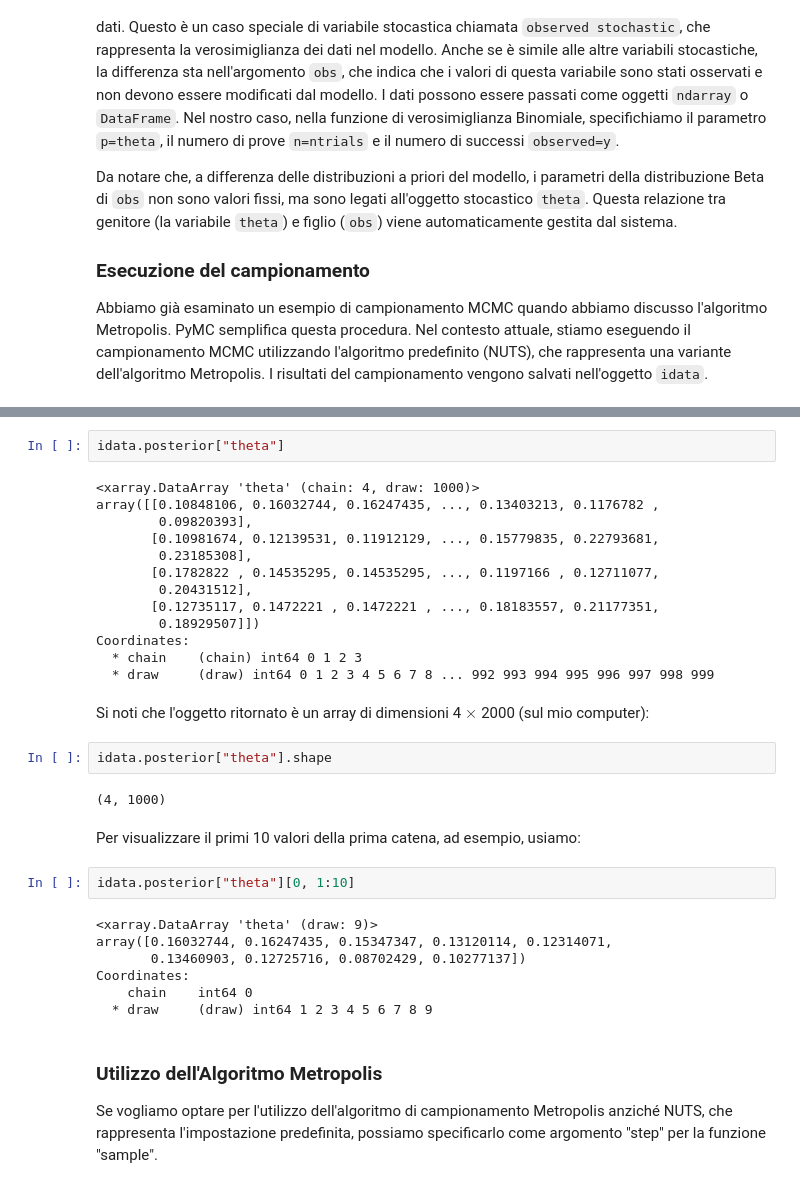
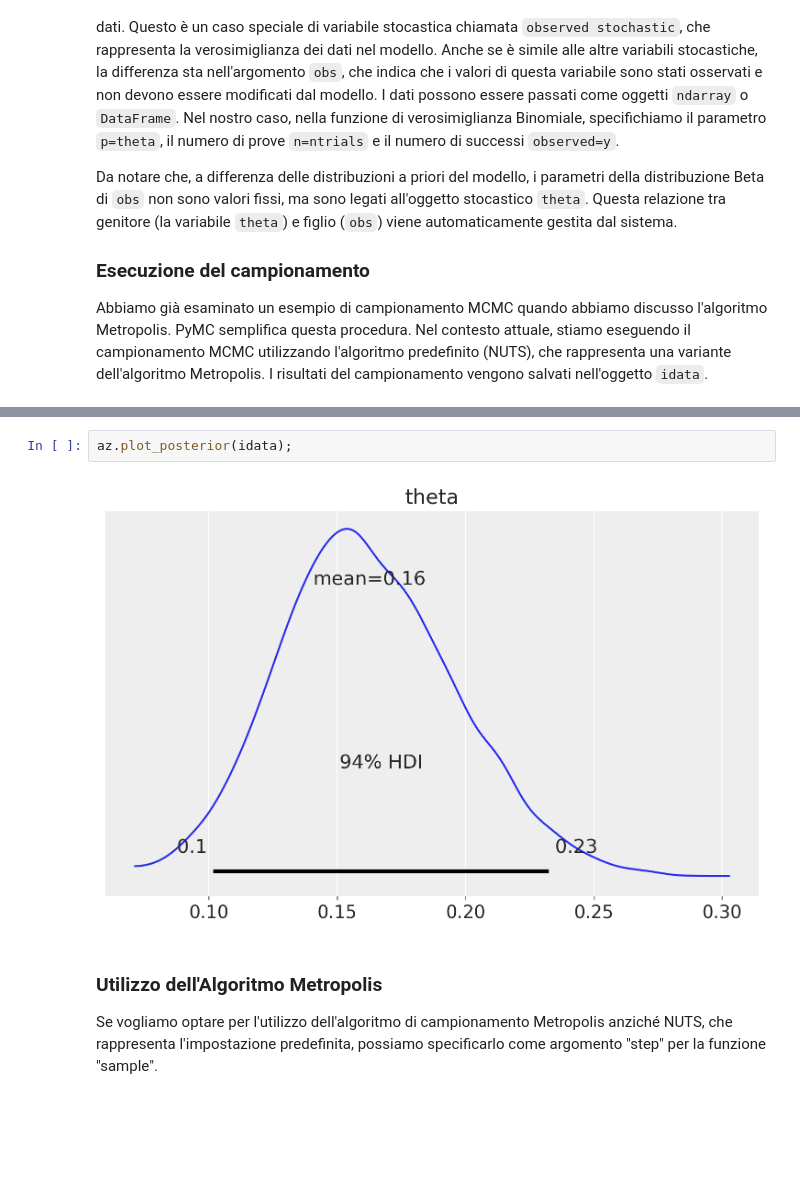
Before and after one commit to ccaudek/ds4psy, a Jupyter notebook: chapter_4/11_beta_binomial_pymc.ipynb, the cells around one changed output, grey strips where cells are left out. Saved outputs shown, nothing was run; the diff lists cells and outputs as text; blank space fills up the shorter version.

```diff
--- a/chapter_4/07_beta_binomial_pymc.ipynb
+++ b/chapter_4/11_beta_binomial_pymc.ipynb
@@ -179,35 +165,7 @@ I vari attributi dell'oggetto `InferenceData` possono essere estratti come si fa
-# %%
-idata.posterior["theta"]
-# %% [output]
-<xarray.DataArray 'theta' (chain: 4, draw: 1000)>
-array([[0.10848106, 0.16032744, 0.16247435, ..., 0.13403213, 0.1176782 ,
-        0.09820393],
-       [0.10981674, 0.12139531, 0.11912129, ..., 0.15779835, 0.22793681,
-        0.23185308],
-       [0.1782822 , 0.14535295, 0.14535295, ..., 0.1197166 , 0.12711077,
-        0.20431512],
-       [0.12735117, 0.1472221 , 0.1472221 , ..., 0.18183557, 0.21177351,
-        0.18929507]])
-Coordinates:
-  * chain    (chain) int64 0 1 2 3
-  * draw     (draw) int64 0 1 2 3 4 5 6 7 8 ... 992 993 994 995 996 997 998 999
-# %% [markdown]
-Si noti che l'oggetto ritornato è un array di dimensioni 4 $\times$ 2000 (sul mio computer):
-# %%
-idata.posterior["theta"].shape
-# %% [output]
-(4, 1000)
-# %% [markdown]
-Per visualizzare il primi 10 valori della prima catena, ad esempio, usiamo:
-# %%
-idata.posterior["theta"][0, 1:10]
-# %% [output]
-<xarray.DataArray 'theta' (draw: 9)>
-array([0.16032744, 0.16247435, 0.15347347, 0.13120114, 0.12314071,
-       0.13460903, 0.12725716, 0.08702429, 0.10277137])
-Coordinates:
-    chain    int64 0
-  * draw     (draw) int64 1 2 3 4 5 6 7 8 9
+# %%
+az.plot_posterior(idata);
+# %% [output]
+[figure, added]
 # %% [markdown]
 ### Utilizzo dell'Algoritmo Metropolis
 
```
Also changed, not shown: parts of 34 cells of this notebook, 15 other files.
